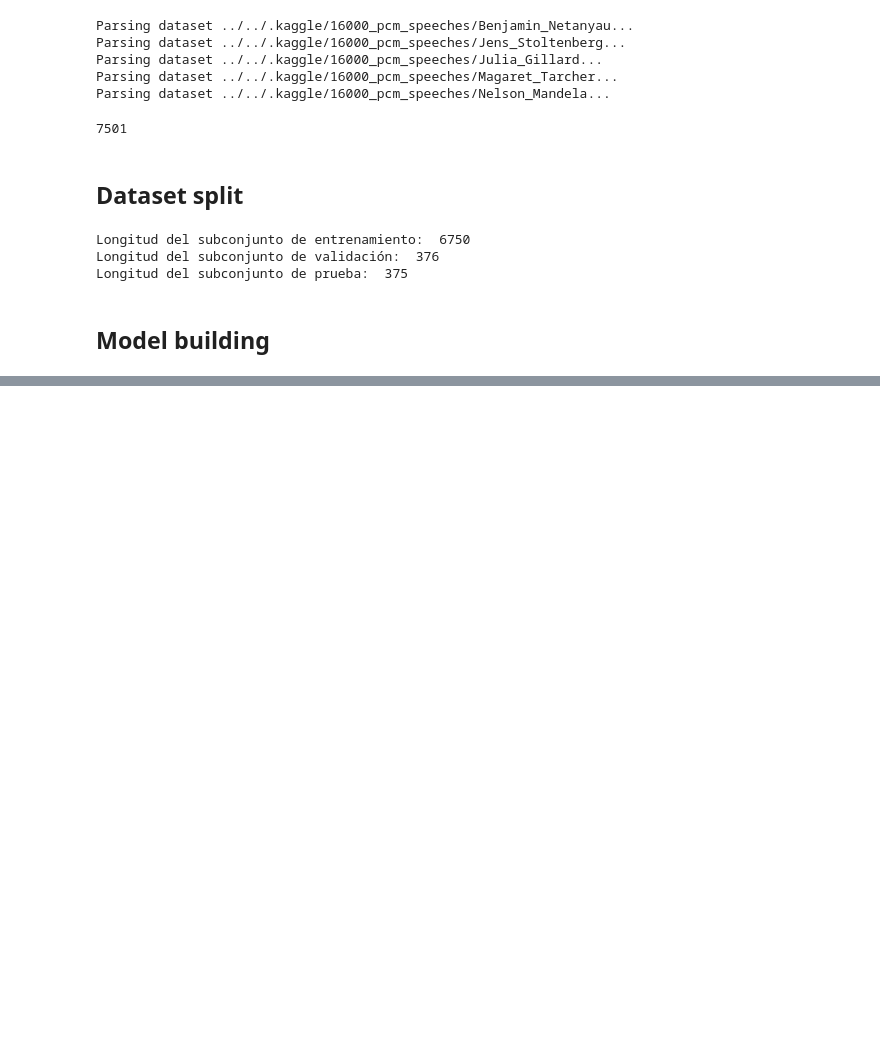
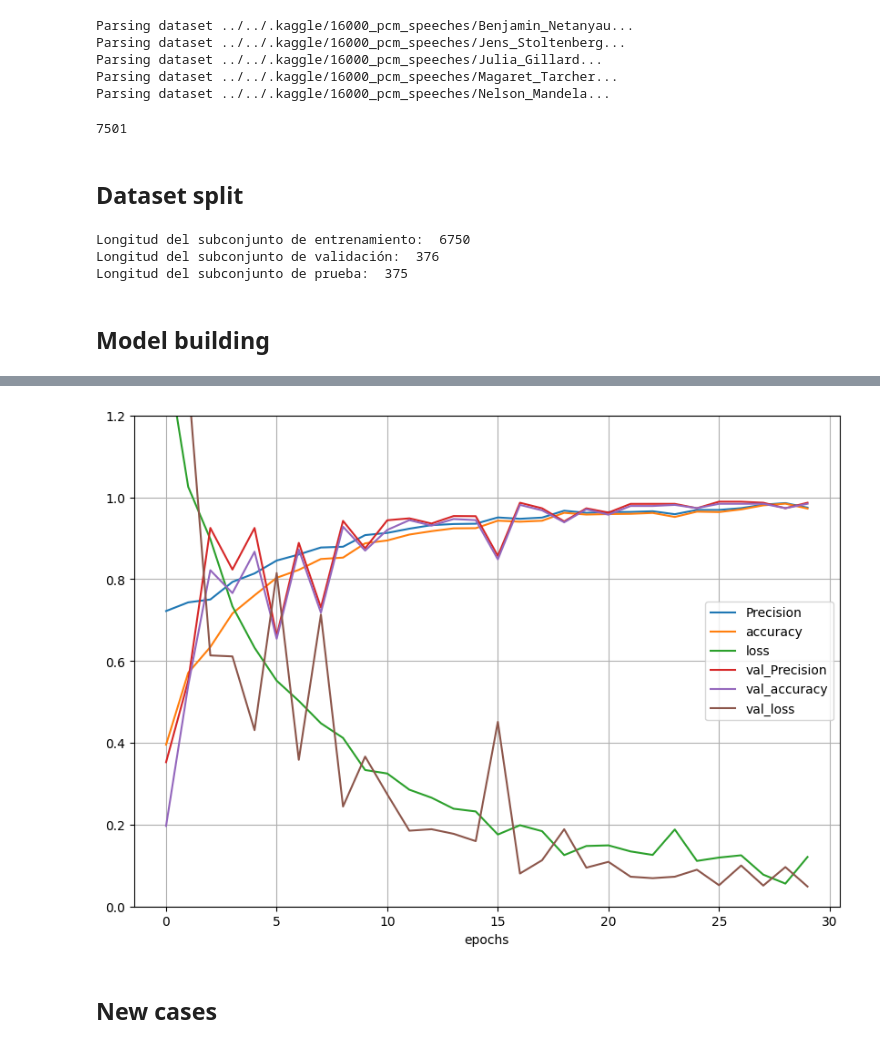
Before and after one commit to Gino1807/deep_learning, a Jupyter notebook: notebooks/2. Keras Speech Recognition.ipynb, the cells around one changed output, grey strips where cells are left out. Cells and saved outputs as stored; diff of their text form; code cells hidden in the pictures; blank space fills up the shorter version.

```diff
--- a/notebooks/2. Keras Speech Recognition.ipynb
+++ b/notebooks/2. Keras Speech Recognition.ipynb
@@ -89,0 +116,5 @@ def prep_dataset(X,y,shape):
+# %%
+from sklearn.neural_network import MLPClassifier
+
+clf=MLPClassifier(hidden_layer_sizes=(10, ),activation='logistic',solver='sgd')
+clf.fit(X_train_prep,y_train)
@@ -89,0 +135,11 @@ def prep_dataset(X,y,shape):
+# %%
+network=models.Sequential()
+
+network.add(layers.Dense(300,activation='relu',input_shape=(1025*32,)))
+network.add(layers.Dense(300,activation='relu'))
+network.add(layers.Dense(100,activation='relu'))
+network.add(layers.Dense(5,activation='softmax')) # Output layer with 5 neurons (one for each speaker)
+# %%
+network.compile(loss='categorical_crossentropy',
+                optimizer='sgd',
+                metrics=['accuracy','Precision'])
@@ -89,0 +150,5 @@ def prep_dataset(X,y,shape):
+# %%
+history=network.fit(X_train_prep,
+                    y_train_prep,
+                    epochs=30,
+                    validation_data=(X_val_prep,y_val_prep))
@@ -89,0 +176,10 @@ def prep_dataset(X,y,shape):
+# %%
+pd.DataFrame(history.history).plot(figsize=(10,7))
+plt.grid (True)
+plt.gca().set_ylim(0,1.2)
+plt.xlabel('epochs')
+plt.show()
+# %% [output]
+[figure, added]
+# %% [markdown]
+## New cases
```
Also changed, not shown: parts of 15 cells of this notebook.
